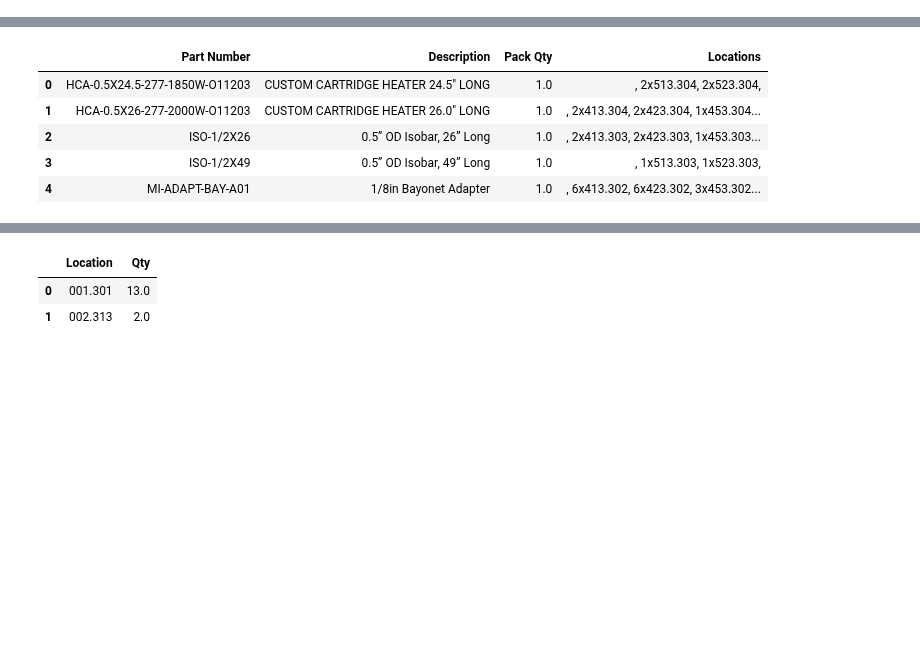
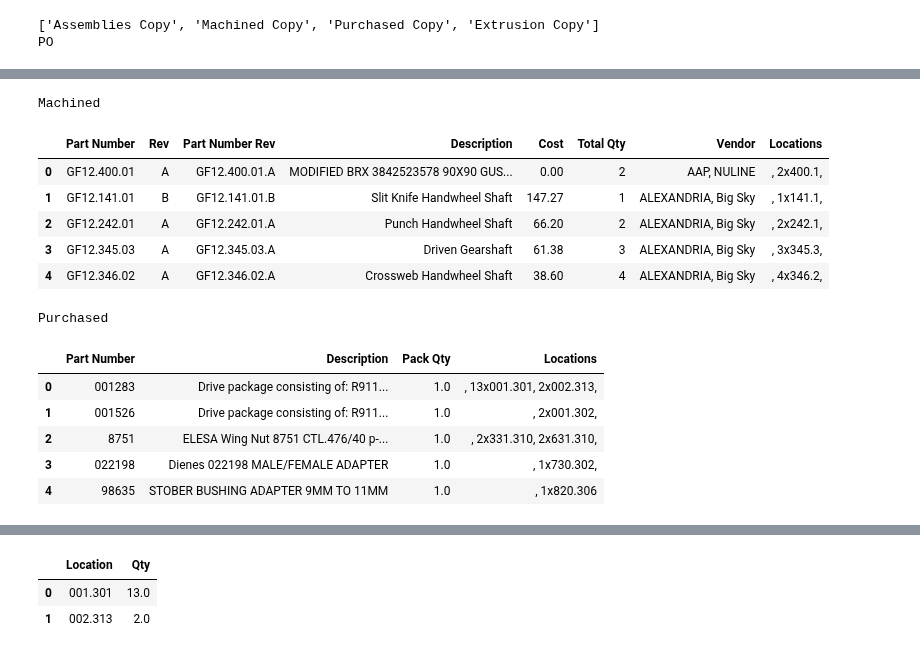
Before and after one commit to austinlackey/job-costing, a Jupyter notebook: main.ipynb, the cells around one changed output, grey strips where cells are left out. Saved outputs shown, nothing was run; the diff lists cells and outputs as text; code cells hidden in the pictures; blank space fills up the shorter version.

```diff
--- a/main.ipynb
+++ b/main.ipynb
@@ -1,27 +1,53 @@
 # %%
-%run functions.py
-# Purchased BOM
-purchased = loadBOM_Purchased('Data/GF12 Purchased Master Tab Copy.xlsx')
+%run functions.py # Import functions
 
-# Purchase Orders
+# Load Data
 po = loadPO('Data/GF12 All Purchase Orders By Job.xlsx')
+
+data_dict = loadBOMs('Data/GF12 BOM Master Tab Copies.xlsx')
+assemblies = data_dict.get('assemblies')
+machined = data_dict.get('machined')
+purchased = data_dict.get('purchased')
+extrusion = data_dict.get('extrusion')
+
+# Map Data
 po = mapPOtoPurchased(po, purchased)
 
+print("PO")
 display(po.head())
+
+
+# print("Assemblies")
+# display(assemblies.head())
+print("Machined")
+display(machined.head())
+print("Purchased")
 display(purchased.head())
+# print("Extrusion")
+# display(extrusion.head())
 # %% [output]
+['Assemblies Copy', 'Machined Copy', 'Purchased Copy', 'Extrusion Copy']
+PO
 |  | Type | Date | Num | Source Name | Part Number | Item | Item Description | Cost Price | Qty | ... |
 | 0 | Purchase Order | 2022-11-11 | 54540 | Quality Bearings and Components | 7616DLG | 7616DLG (INSERT BEARING WITH SHIE... | INSERT BEARING WITH SHIELDS | 10.00 | 3.0 | ... |
 | 1 | Purchase Order | 2022-11-16 | 54563 | AAP Automation, Inc. | 001283 | 001283 (BRC Drive package consist... | BRC Drive package consisting of: ... | 1775.07 | 8.0 | ... |
 | 2 | Purchase Order | 2022-11-16 | 54563 | AAP Automation, Inc. | 001283 | 001283 (BRC Drive package consist... | BRC Drive package consisting of: ... | 1775.07 | 2.0 | ... |
 | 3 | Purchase Order | 2022-11-16 | 54563 | AAP Automation, Inc. | 001283 | 001283 (BRC Drive package consist... | BRC Drive package consisting of: ... | 1775.07 | 5.0 | ... |
 | 4 | Purchase Order | 2022-11-16 | 54563 | AAP Automation, Inc. | 001526 | 001526 (BRC Drive package consist... | BRC Drive package consisting of: ... | 1527.39 | 1.0 | ... |
+Machined
-|  | Part Number | Description | Pack Qty | Locations |
-| 0 | HCA-0.5X24.5-277-1850W-O11203 | CUSTOM CARTRIDGE HEATER 24.5" LONG | 1.0 | , 2x513.304, 2x523.304, |
-| 1 | HCA-0.5X26-277-2000W-O11203 | CUSTOM CARTRIDGE HEATER 26.0" LONG | 1.0 | , 2x413.304, 2x423.304, 1x453.304... |
-| 2 | ISO-1/2X26 | 0.5” OD Isobar, 26” Long | 1.0 | , 2x413.303, 2x423.303, 1x453.303... |
-| 3 | ISO-1/2X49 | 0.5” OD Isobar, 49” Long | 1.0 | , 1x513.303, 1x523.303, |
-| 4 | MI-ADAPT-BAY-A01 | 1/8in Bayonet Adapter | 1.0 | , 6x413.302, 6x423.302, 3x453.302... |
+|  | Part Number | Rev | Part Number Rev | Description | Cost | Total Qty | Vendor | Locations |
+| 0 | GF12.400.01 | A | GF12.400.01.A | MODIFIED BRX 3842523578 90X90 GUS... | 0.00 | 2 | AAP, NULINE | , 2x400.1, |
+| 1 | GF12.141.01 | B | GF12.141.01.B | Slit Knife Handwheel Shaft | 147.27 | 1 | ALEXANDRIA, Big Sky | , 1x141.1, |
+| 2 | GF12.242.01 | A | GF12.242.01.A | Punch Handwheel Shaft | 66.20 | 2 | ALEXANDRIA, Big Sky | , 2x242.1, |
+| 3 | GF12.345.03 | A | GF12.345.03.A | Driven Gearshaft | 61.38 | 3 | ALEXANDRIA, Big Sky | , 3x345.3, |
+| 4 | GF12.346.02 | A | GF12.346.02.A | Crossweb Handwheel Shaft | 38.60 | 4 | ALEXANDRIA, Big Sky | , 4x346.2, |
+Purchased
+|  | Part Number | Description | Pack Qty | Locations |
+| 0 | 001283 | Drive package consisting of: R911... | 1.0 | , 13x001.301, 2x002.313, |
+| 1 | 001526 | Drive package consisting of: R911... | 1.0 | , 2x001.302, |
+| 2 | 8751 | ELESA Wing Nut 8751 CTL.476/40 p-... | 1.0 | , 2x331.310, 2x631.310, |
+| 3 | 022198 | Dienes 022198 MALE/FEMALE ADAPTER | 1.0 | , 1x730.302, |
+| 4 | 98635 | STOBER BUSHING ADAPTER 9MM TO 11MM | 1.0 | , 1x820.306 |
 # %%
 lookupPartNumber(po, '001283')
 # %% [output]
```
Also changed, not shown: parts of 4 cells of this notebook, 17 other files.
